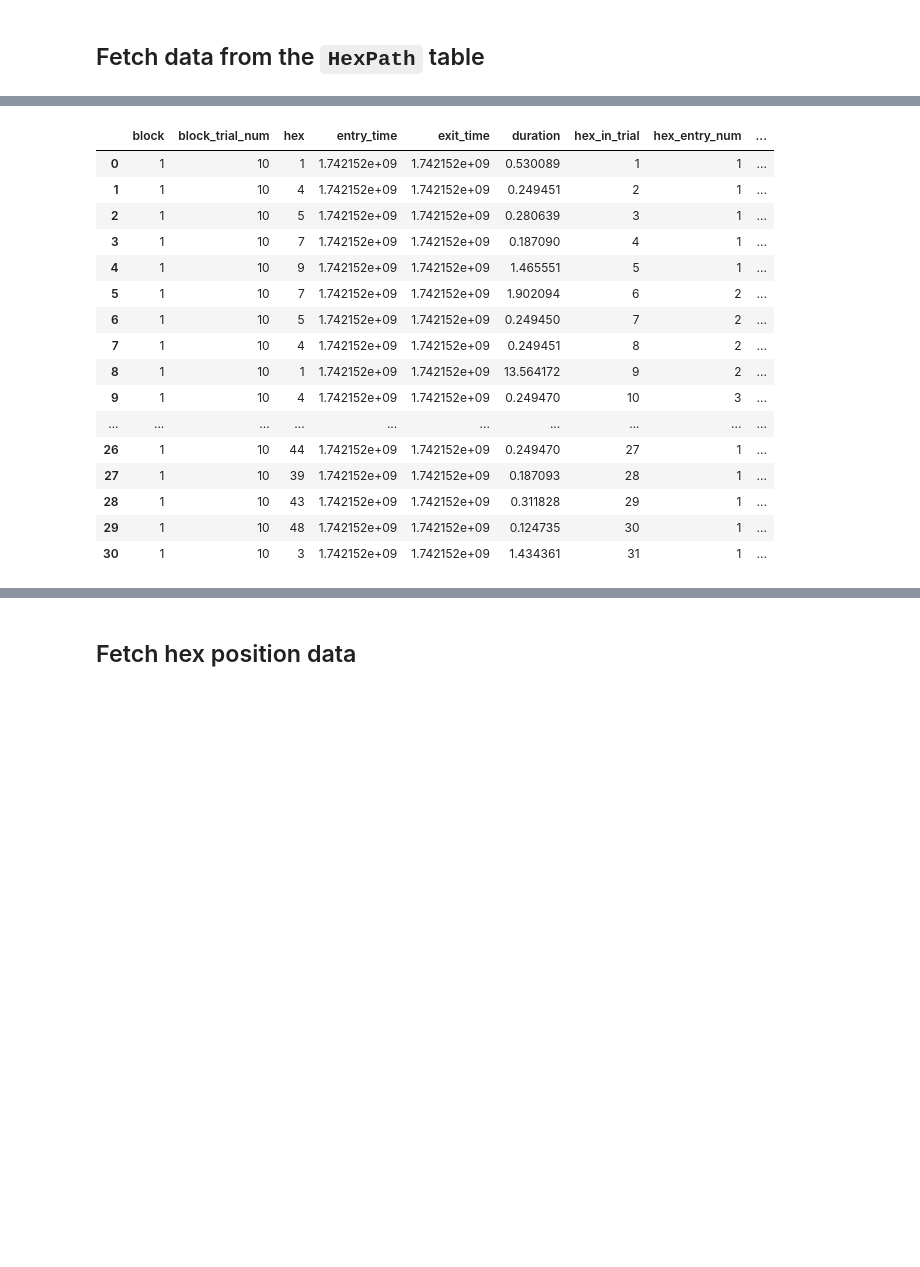
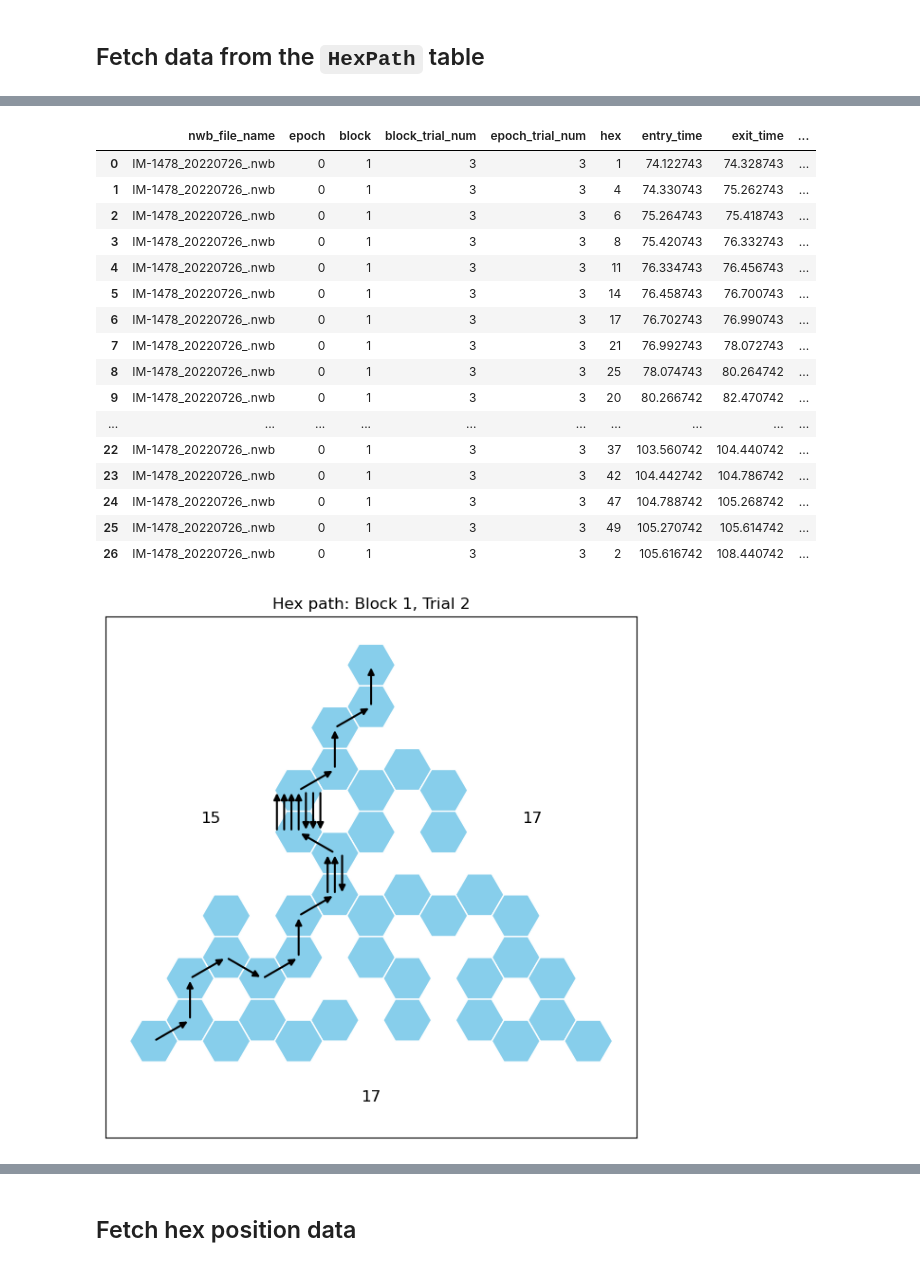
Before and after one commit to calderast/Hex-maze-spyglass, a Jupyter notebook: Fetching_Data.ipynb, the cells around one changed output, grey strips where cells are left out. Cells and saved outputs as stored; diff of their text form; code cells hidden in the pictures; blank space fills up the shorter version.

```diff
--- a/Fetching_Data.ipynb
+++ b/Fetching_Data.ipynb
@@ -6,4 +6,7 @@ import spyglass.position as sgp
 import spyglass.data_import as sgi
 
 from hexmaze import plot_hex_maze
-from hex_maze_behavior import HexMazeBlock, HexPosition, HexPath, HexMazeChoice
+from hex_maze_behavior import HexMazeBlock, HexPosition, HexPath, HexMazeChoice, HexMazeTrialHistory
+
+nwb_file_name = 'IM-1478_20220726_.nwb'
+nwb_key = {"nwb_file_name" : nwb_file_name}
@@ -117,7 +195,7 @@ Total: 5101
 ## Fetch data from the `HexPath` table
 # %%
 # Example of fetching data from HexPath table
-hex_path_key = {"pos_merge_id": "4eeb7432-969b-f856-3cfb-dd4456754ac4"}
+hex_path_key = (HexPath() & nwb_key).fetch("KEY")[0]
 display(HexPath() & hex_path_key)
 
 # Get hex path dataframe for the whole epoch
@@ -201,21 +279,26 @@ Take a look at the rat's path through the hex maze for block 1, trial 10
 # %%
-trial_df = (HexPath & hex_path_key).fetch_trial(block=1, block_trial_num=10)
+trial_df = (HexPath & hex_path_key).fetch_trial(block=1, block_trial_num=3)
 display(trial_df)
+
+# Plot a couple of paths!
+for tri_num in range(2,15):
+    (HexPath() & hex_path_key).plot_trial(block=1, block_trial_num=tri_num)
 # %% [output]
-|  | block | block_trial_num | hex | entry_time | exit_time | duration | hex_in_trial | hex_entry_num | ... |
-| 0 | 1 | 10 | 1 | 1.742152e+09 | 1.742152e+09 | 0.530089 | 1 | 1 | ... |
-| 1 | 1 | 10 | 4 | 1.742152e+09 | 1.742152e+09 | 0.249451 | 2 | 1 | ... |
-| 2 | 1 | 10 | 5 | 1.742152e+09 | 1.742152e+09 | 0.280639 | 3 | 1 | ... |
-| 3 | 1 | 10 | 7 | 1.742152e+09 | 1.742152e+09 | 0.187090 | 4 | 1 | ... |
-| 4 | 1 | 10 | 9 | 1.742152e+09 | 1.742152e+09 | 1.465551 | 5 | 1 | ... |
-| 5 | 1 | 10 | 7 | 1.742152e+09 | 1.742152e+09 | 1.902094 | 6 | 2 | ... |
-| 6 | 1 | 10 | 5 | 1.742152e+09 | 1.742152e+09 | 0.249450 | 7 | 2 | ... |
-| 7 | 1 | 10 | 4 | 1.742152e+09 | 1.742152e+09 | 0.249451 | 8 | 2 | ... |
-| 8 | 1 | 10 | 1 | 1.742152e+09 | 1.742152e+09 | 13.564172 | 9 | 2 | ... |
-| 9 | 1 | 10 | 4 | 1.742152e+09 | 1.742152e+09 | 0.249470 | 10 | 3 | ... |
+|  | nwb_file_name | epoch | block | block_trial_num | epoch_trial_num | hex | entry_time | exit_time | ... |
+| 0 | IM-1478_20220726_.nwb | 0 | 1 | 3 | 3 | 1 | 74.122743 | 74.328743 | ... |
+| 1 | IM-1478_20220726_.nwb | 0 | 1 | 3 | 3 | 4 | 74.330743 | 75.262743 | ... |
+| 2 | IM-1478_20220726_.nwb | 0 | 1 | 3 | 3 | 6 | 75.264743 | 75.418743 | ... |
+| 3 | IM-1478_20220726_.nwb | 0 | 1 | 3 | 3 | 8 | 75.420743 | 76.332743 | ... |
+| 4 | IM-1478_20220726_.nwb | 0 | 1 | 3 | 3 | 11 | 76.334743 | 76.456743 | ... |
+| 5 | IM-1478_20220726_.nwb | 0 | 1 | 3 | 3 | 14 | 76.458743 | 76.700743 | ... |
+| 6 | IM-1478_20220726_.nwb | 0 | 1 | 3 | 3 | 17 | 76.702743 | 76.990743 | ... |
+| 7 | IM-1478_20220726_.nwb | 0 | 1 | 3 | 3 | 21 | 76.992743 | 78.072743 | ... |
+| 8 | IM-1478_20220726_.nwb | 0 | 1 | 3 | 3 | 25 | 78.074743 | 80.264742 | ... |
+| 9 | IM-1478_20220726_.nwb | 0 | 1 | 3 | 3 | 20 | 80.266742 | 82.470742 | ... |
 | ... | ... | ... | ... | ... | ... | ... | ... | ... | ... |
-| 26 | 1 | 10 | 44 | 1.742152e+09 | 1.742152e+09 | 0.249470 | 27 | 1 | ... |
-| 27 | 1 | 10 | 39 | 1.742152e+09 | 1.742152e+09 | 0.187093 | 28 | 1 | ... |
-| 28 | 1 | 10 | 43 | 1.742152e+09 | 1.742152e+09 | 0.311828 | 29 | 1 | ... |
-| 29 | 1 | 10 | 48 | 1.742152e+09 | 1.742152e+09 | 0.124735 | 30 | 1 | ... |
-| 30 | 1 | 10 | 3 | 1.742152e+09 | 1.742152e+09 | 1.434361 | 31 | 1 | ... |
+| 22 | IM-1478_20220726_.nwb | 0 | 1 | 3 | 3 | 37 | 103.560742 | 104.440742 | ... |
+| 23 | IM-1478_20220726_.nwb | 0 | 1 | 3 | 3 | 42 | 104.442742 | 104.786742 | ... |
+| 24 | IM-1478_20220726_.nwb | 0 | 1 | 3 | 3 | 47 | 104.788742 | 105.268742 | ... |
+| 25 | IM-1478_20220726_.nwb | 0 | 1 | 3 | 3 | 49 | 105.270742 | 105.614742 | ... |
+| 26 | IM-1478_20220726_.nwb | 0 | 1 | 3 | 3 | 2 | 105.616742 | 108.440742 | ... |
+[figure, added]
```
Also changed, not shown: parts of 8 cells of this notebook, 5 other files.
